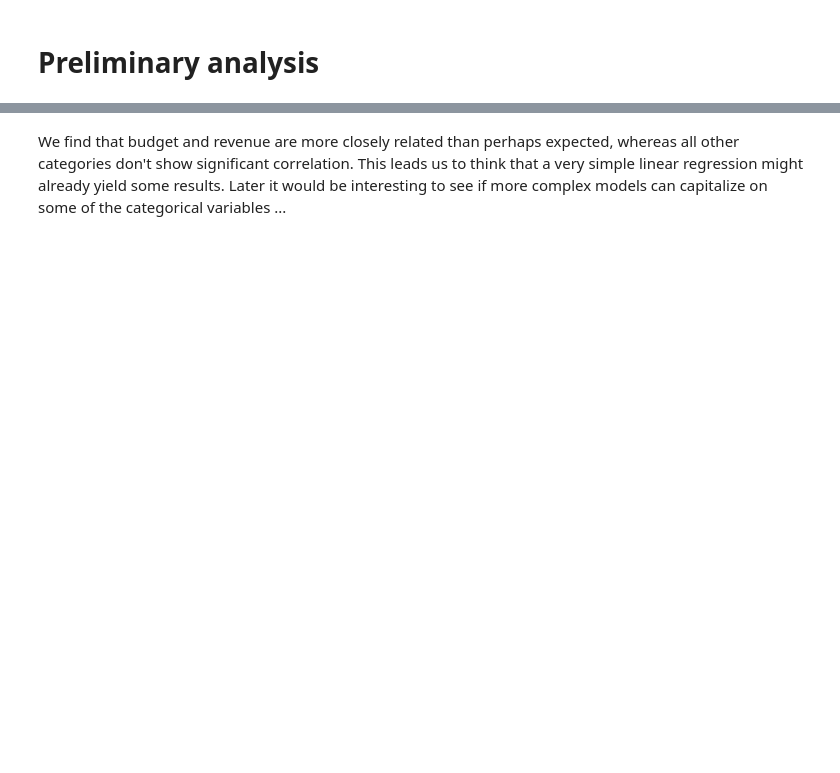
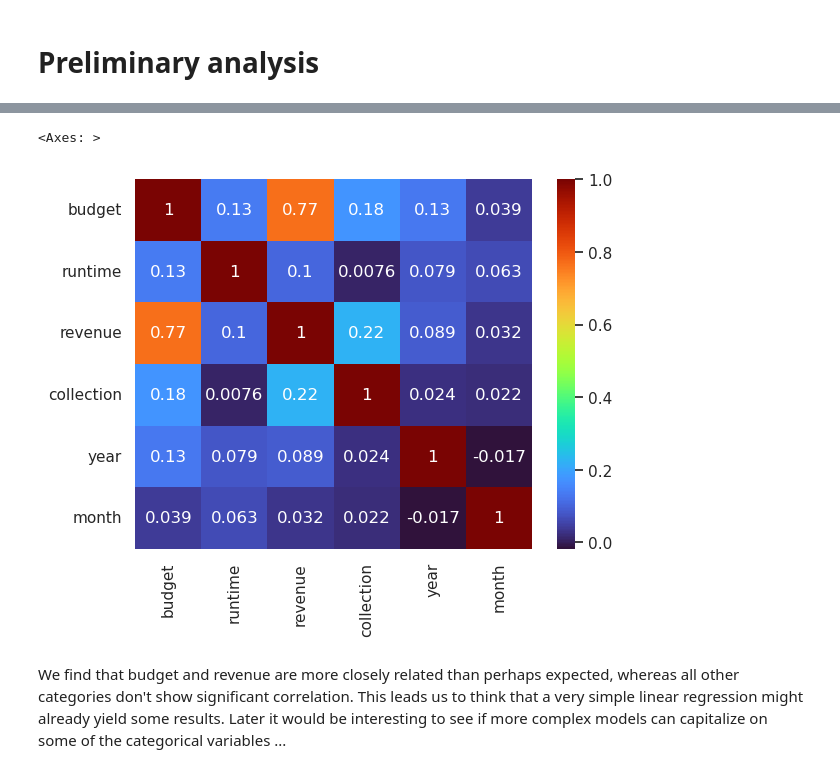
Before and after one commit to Lucamiras/kaggle_movie_dataset, a Jupyter notebook: nobody-knows-is-movie-success-unknowable.ipynb, the cells around one changed output, grey strips where cells are left out. Cells and saved outputs as stored; diff of their text form; code cells hidden in the pictures; blank space fills up the shorter version.

Commit message:
Kaggle Notebook | Nobody knows - Is movie success unknowable? | Version 5

```diff
--- a/nobody-knows-is-movie-success-unknowable.ipynb
+++ b/nobody-knows-is-movie-success-unknowable.ipynb
@@ -210,2 +355,8 @@ movies_df[list(movies_df.describe().columns)].corr()
+# %%
+corr = movies_df[['budget','runtime','revenue','collection','year','month']].corr()
+sns.heatmap(corr, annot=True, cmap='turbo',)
+# %% [output]
+<Axes: >
+[figure, added]
 # %% [markdown]
 We find that budget and revenue are more closely related than perhaps expected, whereas all other categories don't show significant correlation. This leads us to think that a very simple linear regression might already yield some results. Later it would be interesting to see if more complex models can capitalize on some of the categorical variables ...
```
Also changed, not shown: parts of 35 cells of this notebook.
